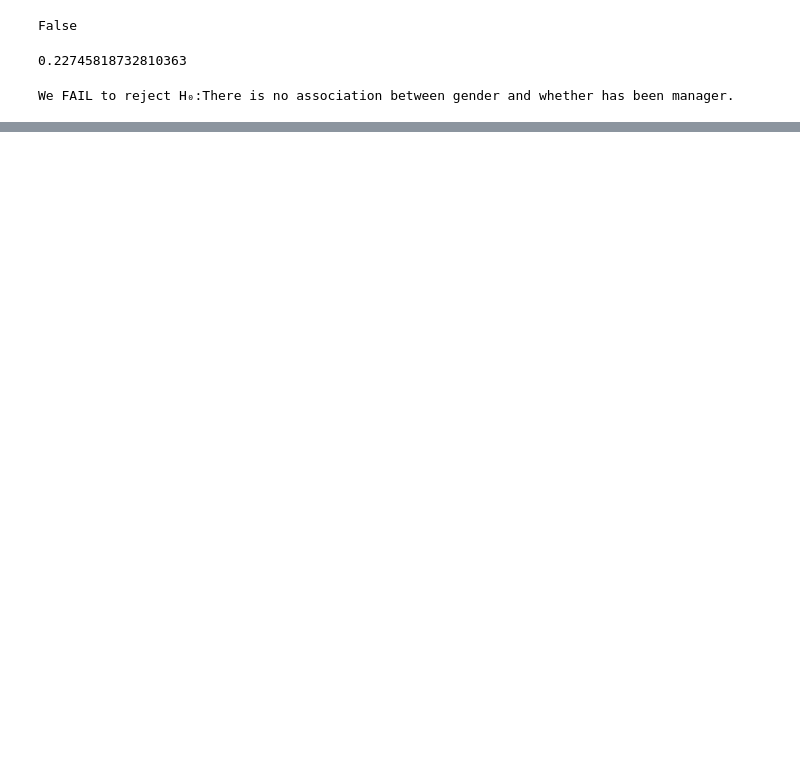
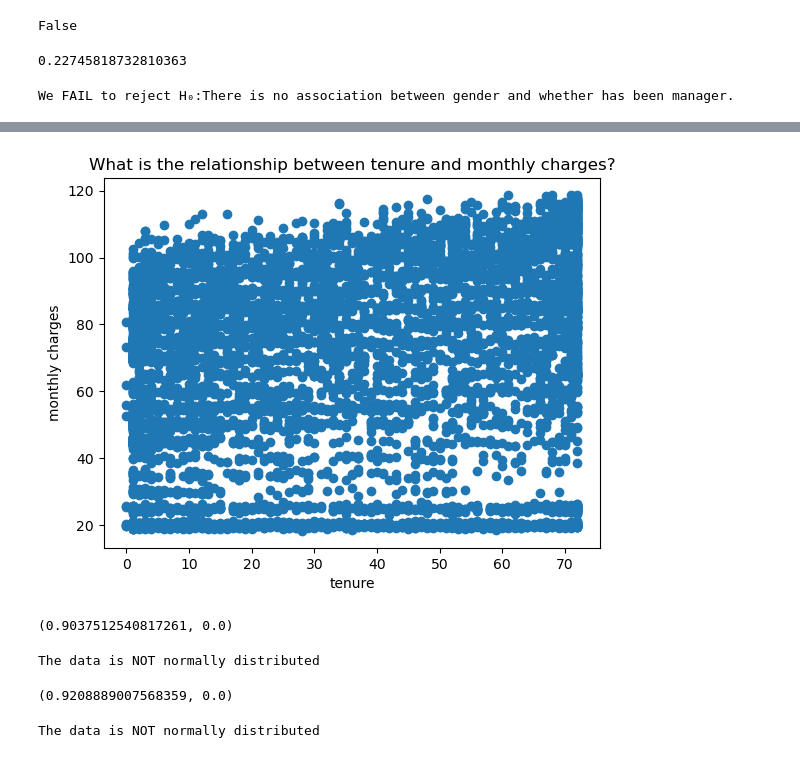
Before and after one commit to Segura-Jorge/statistics-exercises, a Jupyter notebook: hypothesis_testing.ipynb, the cells around one changed output, grey strips where cells are left out. Saved outputs shown, nothing was run; the diff lists cells and outputs as text; code cells hidden in the pictures; blank space fills up the shorter version.

```diff
--- a/hypothesis_testing.ipynb
+++ b/hypothesis_testing.ipynb
@@ -409,0 +478,8 @@ We FAIL to reject H₀:There is no association between gender and whether has be
+# %%
+from env import get_db_url
+import pandas as pd
+
+url = get_db_url('telco_churn')
+
+telco = pd.read_sql('SELECT * FROM customers JOIN internet_service_types ON customers.internet_service_type_id = internet_service_types.internet_service_type_id', url)
+telco
@@ -409,0 +503,7 @@ We FAIL to reject H₀:There is no association between gender and whether has be
+# %%
+#set the alpha
+α = 0.05
+
+#set x and y variables
+x = telco.tenure
+y = telco.monthly_charges
@@ -409,0 +523,28 @@ We FAIL to reject H₀:There is no association between gender and whether has be
+# %%
+#plot our variables
+plt.scatter(x, y)
+
+plt.title("What is the relationship between tenure and monthly charges?")
+plt.xlabel('tenure')
+plt.ylabel('monthly charges')
+plt.show()
+# %% [output]
+[figure, added]
+# %%
+r,p = stats.shapiro(telco.tenure)
+r,p
+# %% [output]
+(0.9037512540817261, 0.0)
+# %%
+eval_dist(r,p)
+# %% [output]
+The data is NOT normally distributed
+# %%
+r,p = stats.shapiro(telco.monthly_charges)
+r,p
+# %% [output]
+(0.9208889007568359, 0.0)
+# %%
+eval_dist(r,p)
+# %% [output]
+The data is NOT normally distributed
```
Also changed, not shown: parts of 56 cells of this notebook.
